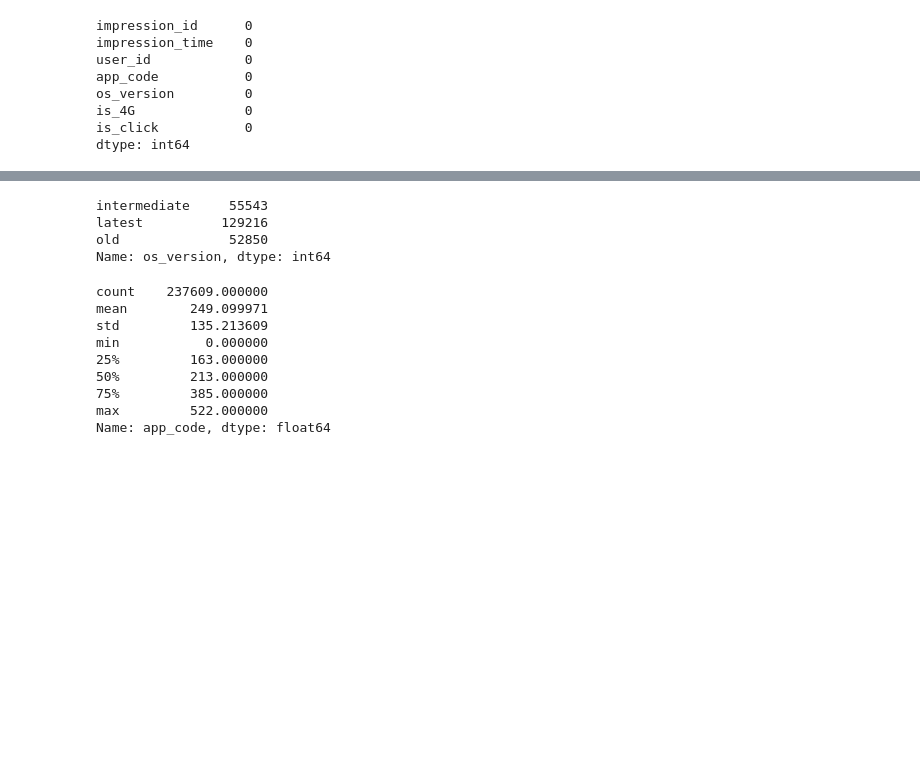
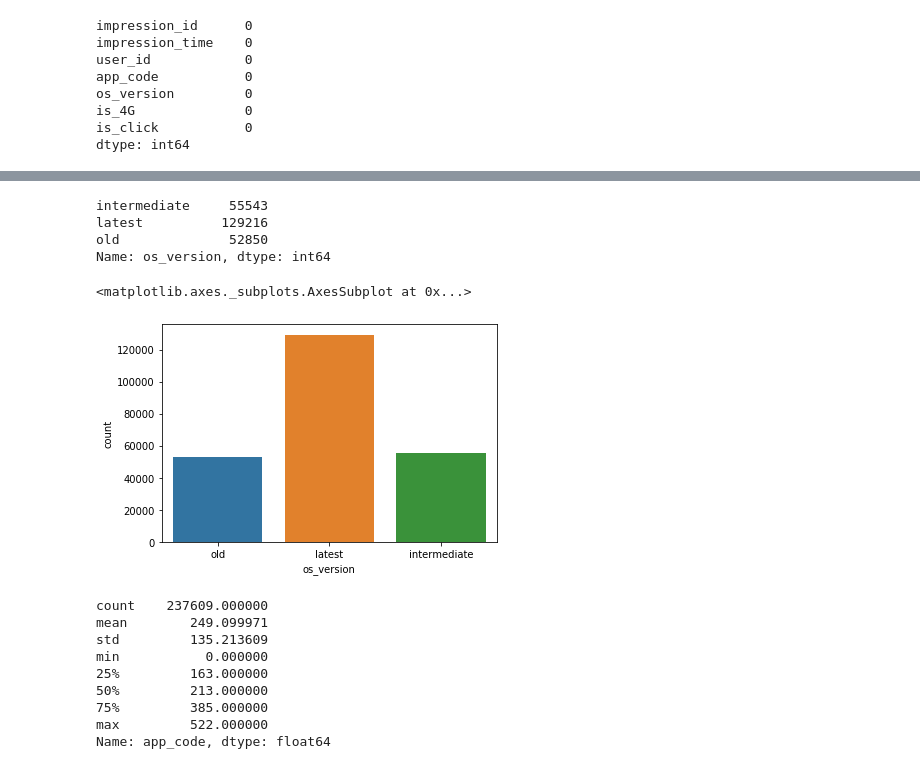
Before and after one commit to satya-thirumani/Python, a Jupyter notebook: AV WNS analytics wizard 2019/WNS_analytics_wizard_2019.ipynb, the cells around one changed output, grey strips where cells are left out. Cells and saved outputs as stored; diff of their text form; code cells hidden in the pictures; blank space fills up the shorter version.

```diff
--- a/AV WNS analytics wizard 2019/WNS_analytics_wizard_2019.ipynb
+++ b/AV WNS analytics wizard 2019/WNS_analytics_wizard_2019.ipynb
@@ -196,10 +195,13 @@ Name: is_4G, dtype: int64
 # %%
-train.os_version.value_counts().sort_index()
+print(train.os_version.value_counts().sort_index())
+sns.countplot(train["os_version"])
 # %% [output]
 intermediate     55543
 latest          129216
 old              52850
 Name: os_version, dtype: int64
+<matplotlib.axes._subplots.AxesSubplot at 0x...>
+[figure, added]
 # %%
 train.app_code.describe()
 # %% [output]
```
Also changed, not shown: parts of 67 cells of this notebook.
